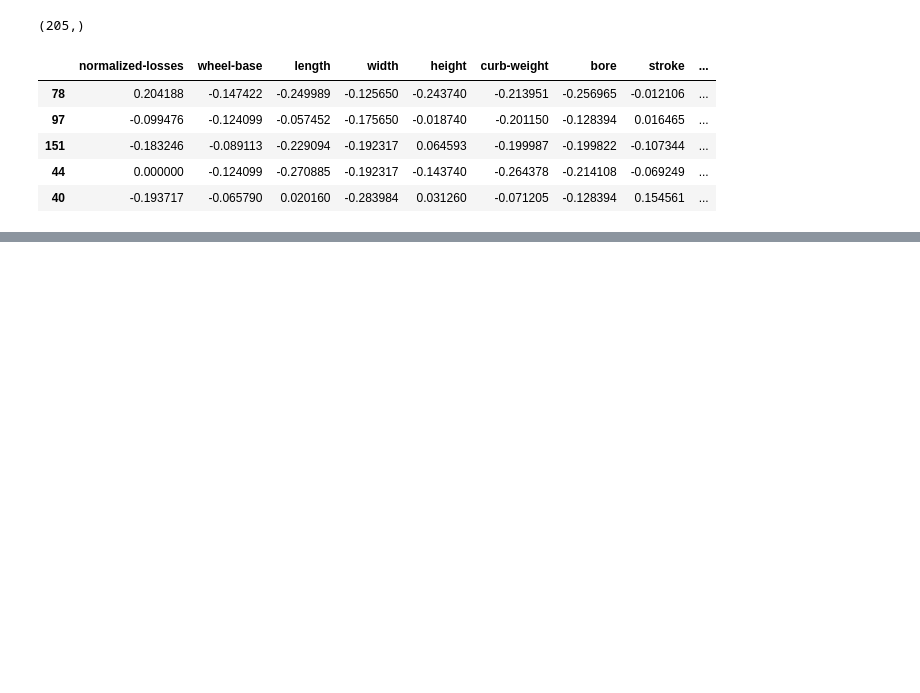
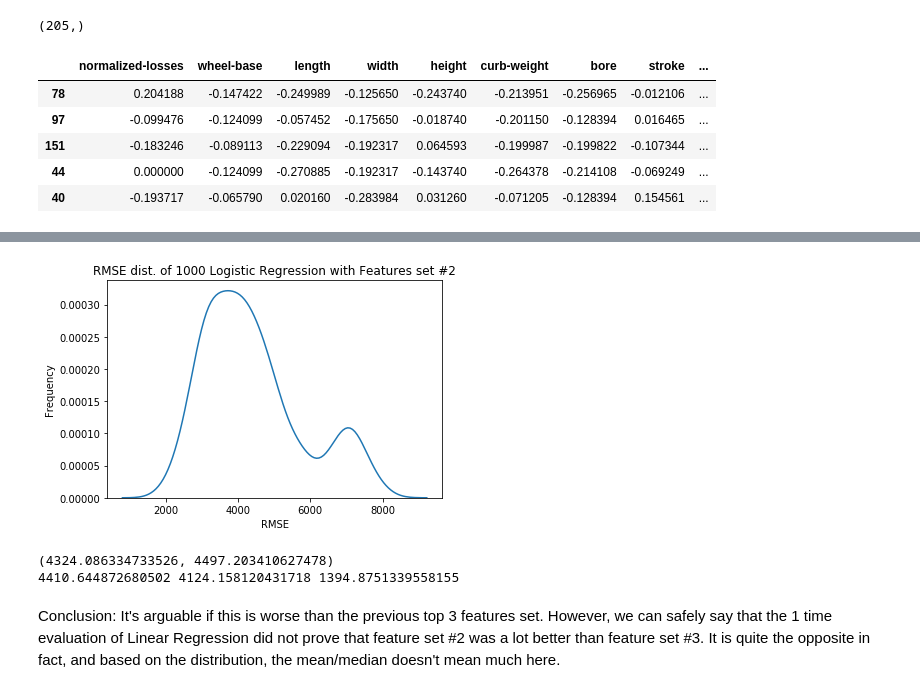
Before and after one commit to vta92/DS_projects, a Jupyter notebook: Predicting_car_project/car_prediction.ipynb, the cells around one changed output, grey strips where cells are left out. Cells and saved outputs as stored; diff of their text form; code cells hidden in the pictures; blank space fills up the shorter version.

```diff
--- a/Predicting_car_project/car_prediction.ipynb
+++ b/Predicting_car_project/car_prediction.ipynb
@@ -398,0 +459,26 @@ It is also understandable that with the standard deviation of 7000$, a 3000$ rms
+# %%
+#now we look at the distribution of our frequency plot and finalement, we calculate the quantile to see our confidence level.
+import scipy.stats as stats
+
+rmse_linear_lst2 = pd.Series(rmse_linear_lst2)
+sns.kdeplot(rmse_linear_lst2)
+plt.title("RMSE dist. of 1000 Logistic Regression with Features set #2")
+plt.xlabel("RMSE")
+plt.ylabel("Frequency")
+plt.show()
+
+#95% confidence interval, with mean and standard errors
+def conf_interval_mean(dist, ci=0.95):
+    # ppf: Percent Point Function (Inverse of CDF)
+    mean, stderr, m = np.mean(dist), stats.sem(dist), stats.t.ppf((1+ci)/2, len(dist)-1)
+    lower, upper = (mean-stderr*m, mean+stderr*m)
+    return lower,upper
+print(conf_interval_mean(rmse_linear_lst2,0.95))
+print(rmse_linear_lst2.mean(),rmse_linear_lst2.median(),rmse_linear_lst2.std())
+# %% [output]
+[figure, added]
+(4324.086334733526, 4497.203410627478)
+4410.644872680502 4124.158120431718 1394.8751339558155
+# %% [markdown]
+Conclusion: It's arguable if this is worse than the previous top 3 features set. However, we can safely say that the 1 time evaluation of Linear Regression did not prove that feature set #2 was a lot better than feature set #3.
+It is quite the opposite in fact, and based on the distribution, the mean/median doesn't mean much here.
```
Also changed, not shown: parts of 8 cells of this notebook.
